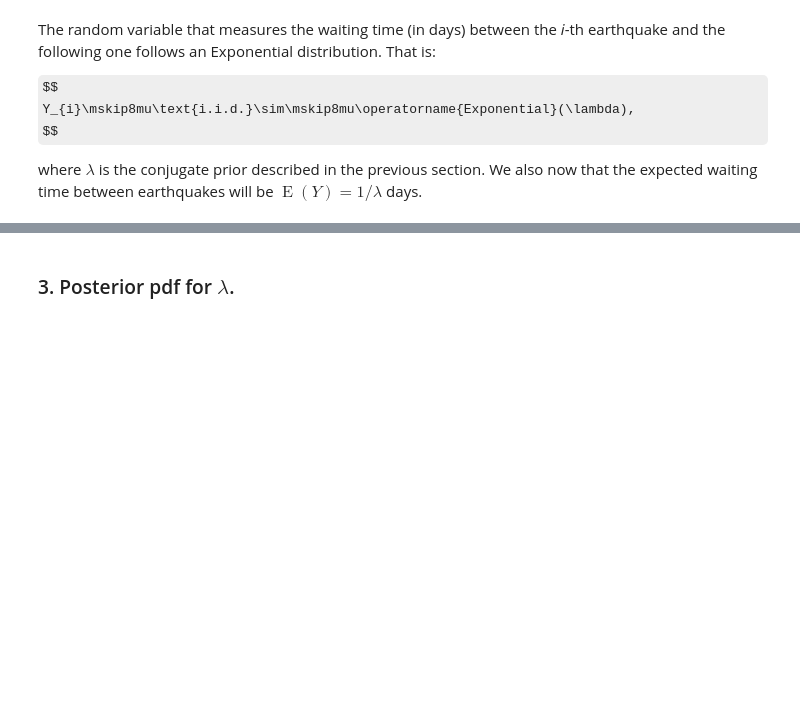
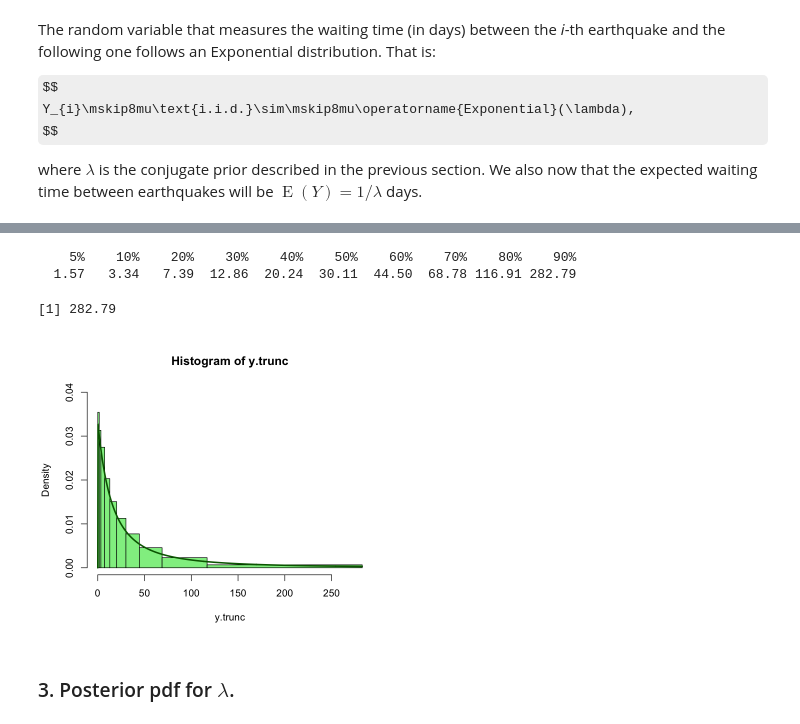
Before and after one commit to claudia-hm/BSPP, a Jupyter notebook: 2021-2022.Homework.01.Statements.ipynb, the cells around one changed output, grey strips where cells are left out. Cells and saved outputs as stored; diff of their text form; code cells hidden in the pictures; some formulas as TeX source; blank space fills up the shorter version.

```diff
--- a/2021-2022.Homework.01.Statements.ipynb
+++ b/2021-2022.Homework.01.Statements.ipynb
@@ -232,3 +249,25 @@ lines(u,dexp(u,rate=lambda),lwd=3.5,col="blue")
+# %%
+Theor.pred.pdf<-function(y,a,b){return(ifelse(y>0,a*b^{a}/(y+b)^(a+1),0))}
+# %%
+y<-extract(Exp_stanFit,par="y")$y
+q.y<-quantile(y,c(0.05,0.1,0.2,0.3,0.4,0.5,0.6,0.7,0.8,0.9))
+round(q.y,2)
+ymax<-max(q.y)
+round(ymax,2)
+y.trunc<-y[y<ymax]  # truncate in order to be able to plot the histogram
+# %% [output]
+    5%    10%    20%    30%    40%    50%    60%    70%    80%    90%
+  1.57   3.34   7.39  12.86  20.24  30.11  44.50  68.78 116.91 282.79
+[1] 282.79
+# %%
+options(repr.plot.width=6,repr.plot.height=5)
+ymax<-max(q.y)
+u<-seq(0,ymax,length=1000)
+yu<-Theor.pred.pdf(u,a=prior.a,b=prior.b)
+hist(y.trunc,freq=FALSE,col="LightGreen",breaks=c(min(y.trunc),q.y,max(y.trunc)),ylim=c(0,0.040))
+lines(u,yu,lwd=2.5,col="DarkGreen")
+# %% [output]
+[figure, added]
 # %% [markdown]
 ### 3. Posterior pdf for $\lambda$.
 # %% [markdown]
```
Also changed, not shown: parts of 14 cells of this notebook.
